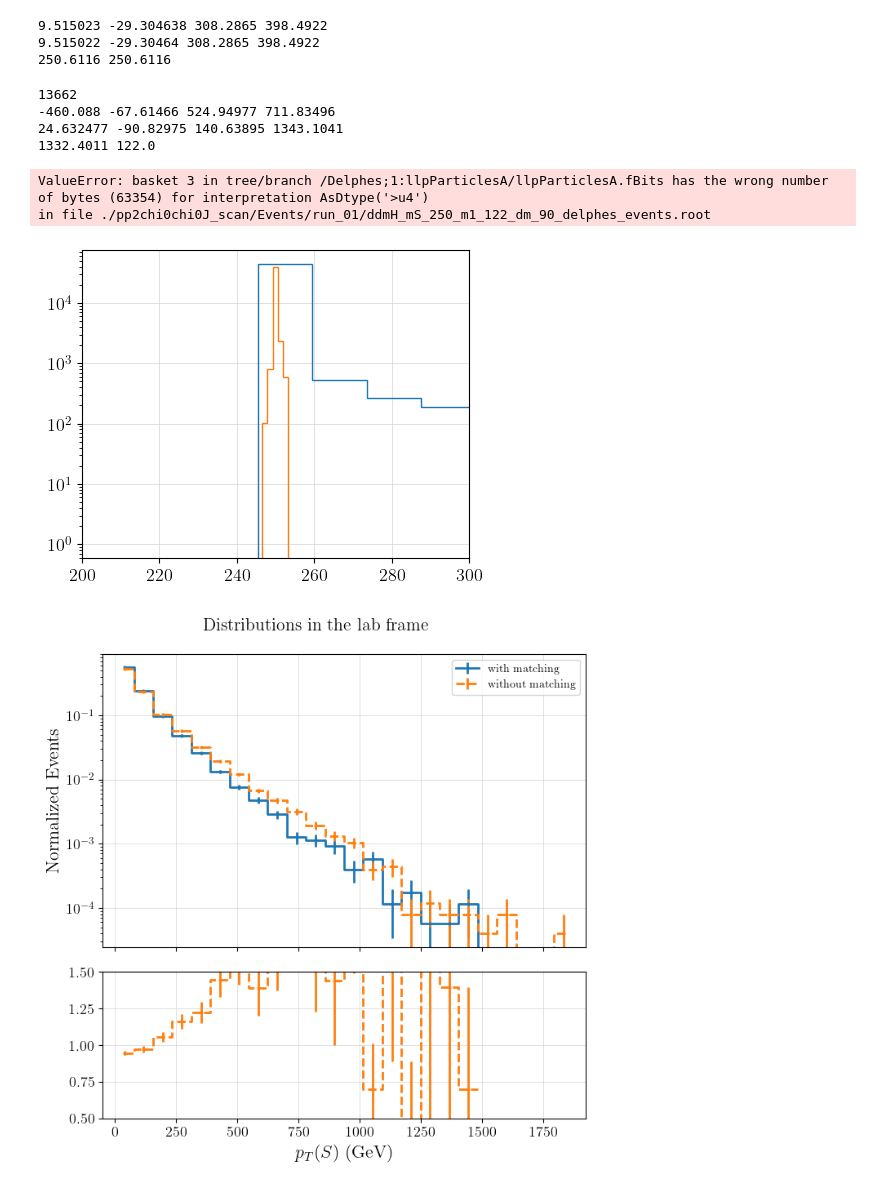
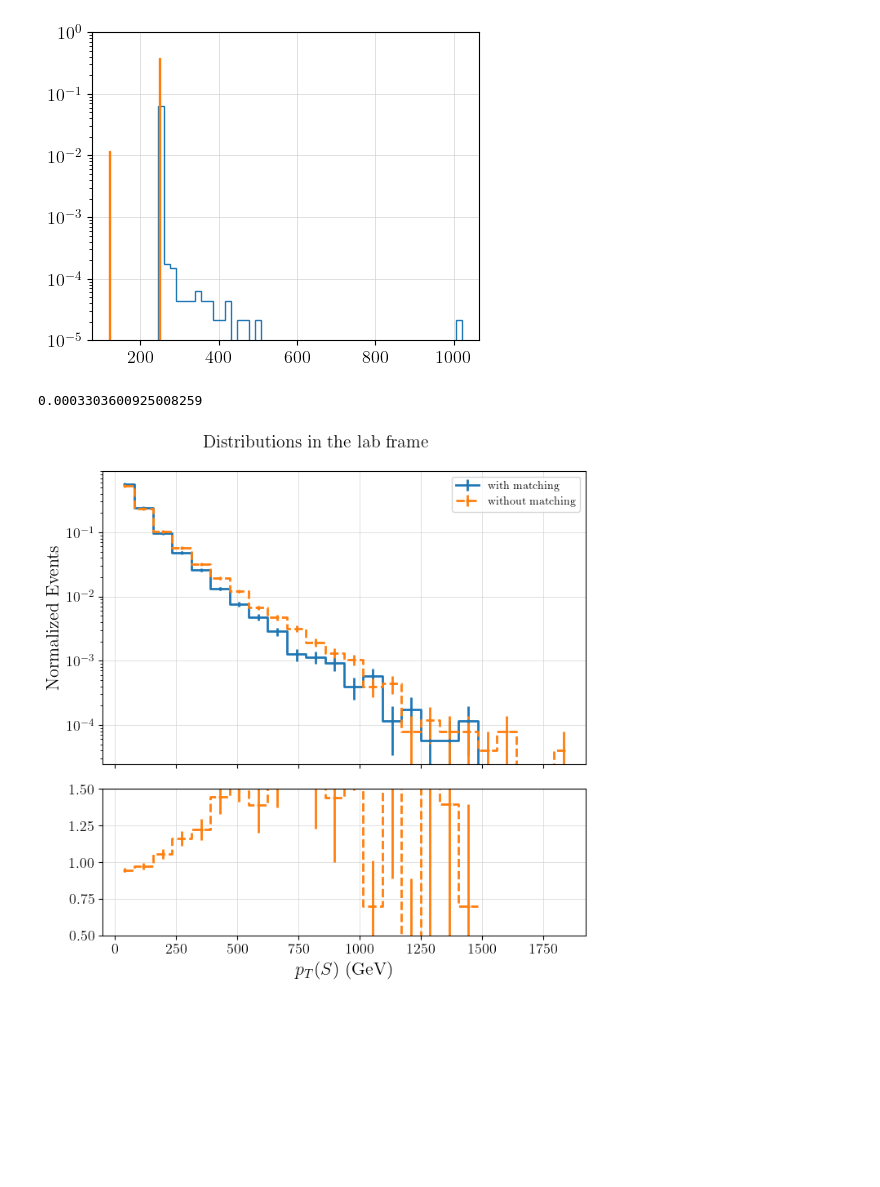
Before and after one commit to andlessa/back2futureTrigger, a Jupyter notebook: matching_tests.ipynb, the cells around one changed output. Cells and saved outputs as stored; diff of their text form; code cells hidden in the pictures; blank space fills up the shorter version.

```diff
--- a/matching_tests.ipynb
+++ b/matching_tests.ipynb
@@ -28,7 +28,7 @@ defaultPars = {'figure.figsize': (5, 4),
                }
 plt.rcParams.update(defaultPars)
 # %%
-file = './pp2chi0chi0J_scan/Events/run_01/ddmH_mS_250_m1_122_dm_90_delphes_events.root'
+file = './pp2chi0chi0J_test/Events/run_02/ddmH_mS_250_m1_122_dm_90_delphes_events.root'
 f = uproot.open(file)
 events = f.get('Delphes')
 # llps= f.arrays(filter_name="llpParticles*")
@@ -53,45 +53,36 @@ Mtot = np.sqrt(ETot**2 - PxTot**2 - PyTot**2 - PzTot**2)
 
 MtotMom = np.sqrt(EMom**2 - PxMom**2 - PyMom**2 - PzMom**2)
 # %%
-for ievt,m in enumerate(MtotMom):
-    M = Mtot[ievt]
-    if m < 200.0:
-        continue
-    if abs(M-m)/m > 0.1:
-        print('Differ=',M,m,ievt)
-        break
-print(PxMom[ievt],PyMom[ievt],PzMom[ievt],EMom[ievt])
-print(PxTot[ievt],PyTot[ievt],PzTot[ievt],ETot[ievt])
-print(Mtot[ievt],MtotMom[ievt])
+# for ievt,m in enumerate(MtotMom):
+#     M = Mtot[ievt]
+#     if m < 200.0:
+#         continue
+#     if abs(M-m)/m > 0.1:
+#         print('Differ=',M,m,ievt)
+#         break
+# print(PxMom[ievt],PyMom[ievt],PzMom[ievt],EMom[ievt])
+# print(PxTot[ievt],PyTot[ievt],PzTot[ievt],ETot[ievt])
+# print(Mtot[ievt],MtotMom[ievt])
-# %% [output]
-9.515023 -29.304638 308.2865 398.4922
-9.515022 -29.30464 308.2865 398.4922
-250.6116 250.6116
 # %%
-r = Mtot/MtotMom
-ievt = np.argwhere(r > 10.0)[0,0]
-print(ievt)
-print(PxMom[ievt],PyMom[ievt],PzMom[ievt],EMom[ievt])
-print(PxTot[ievt],PyTot[ievt],PzTot[ievt],ETot[ievt])
-print(Mtot[ievt],MtotMom[ievt])
+# r = Mtot/MtotMom
+# ievt = np.argwhere(r > 10.0)[0,0]
+# print(ievt)
+# print(PxMom[ievt],PyMom[ievt],PzMom[ievt],EMom[ievt])
+# print(PxTot[ievt],PyTot[ievt],PzTot[ievt],ETot[ievt])
+# print(Mtot[ievt],MtotMom[ievt])
-# %% [output]
-13662
--460.088 -67.61466 524.94977 711.83496
-24.632477 -90.82975 140.63895 1343.1041
-1332.4011 122.0
-# %%
-ev = events.arrays(entry_start=ievt,entry_stop=ievt+1)
-# %% [output]
-ValueError: basket 3 in tree/branch /Delphes;1:llpParticlesA/llpParticlesA.fBits has the wrong number of bytes (63354) for interpretation AsDtype('>u4')
-in file ./pp2chi0chi0J_scan/Events/run_01/ddmH_mS_250_m1_122_dm_90_delphes_events.root
 # %%
-plt.hist(Mtot,bins=100,histtype='step')
-plt.hist(MtotMom,bins=100,histtype='step')
+plt.hist(Mtot,bins=50,histtype='step',density=True)
+plt.hist(MtotMom,bins=50,histtype='step',density=True)
 plt.yscale('log')
-plt.xlim(200,300)
+# plt.xlim(200,300)
+plt.ylim(1e-5,1)
 plt.show()
 # %% [output]
-[figure, old version]
+[figure, new version]
+# %%
+len(Mtot[Mtot > 500.])/len(Mtot)
+# %% [output]
+0.0003303600925008259
 # %%
 file = './pp2Sd/Events/run_01/ddmH_mS_500_m1_244_dm_90_delphes_events.root'
 f = uproot.open(file)
```
Also changed, not shown: 2 other files.
